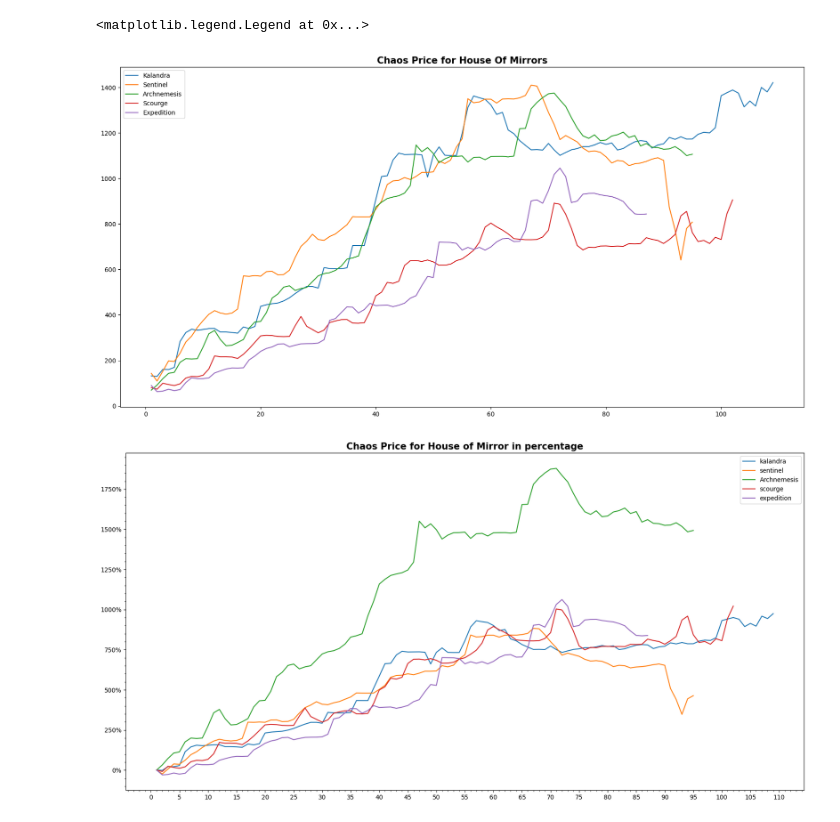
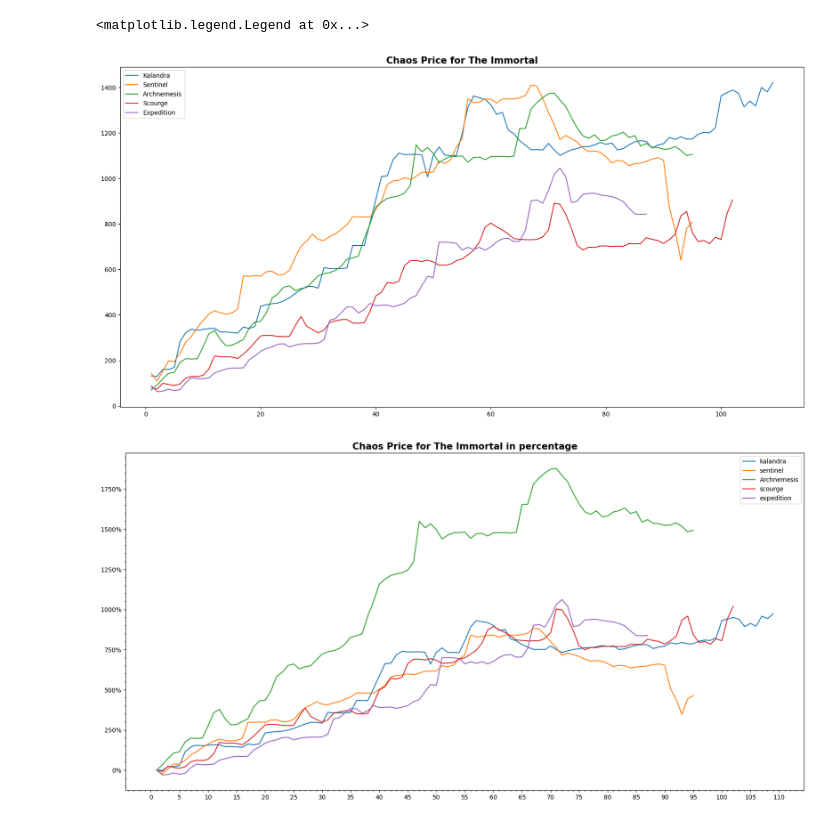
Before and after one commit to 0olol/POE-Market-Price-Analysis, a Jupyter notebook: mirrorCard.ipynb, the cells around one changed output. Drawn from its saved outputs; the diff is of its cells as text; code cells hidden in the pictures.

```diff
--- a/mirrorCard.ipynb
+++ b/mirrorCard.ipynb
@@ -143,7 +148,7 @@ expedition_newID.insert(0, 'Days', range(1, 1+len(expedition_newID['Date'])))
 # ritual_newID.insert(0, 'Days', range(1, 1+len(ritual_newID['Date'])))
 
 fig, ax = plt.subplots(figsize=(20,10))
-plt.title('Chaos Price for House Of Mirrors', fontsize=15,fontweight='bold')
+plt.title('Chaos Price for The Immortal', fontsize=15,fontweight='bold')
 ax.plot(kalandra_newID['Days'],kalandra_newID['Value'], label = 'Kalandra')
 ax.plot(sentinel_newID['Days'],sentinel_newID['Value'], label = 'Sentinel')
 ax.plot(archnemesis_newID['Days'],archnemesis_newID['Value'], label = 'Archnemesis')
@@ -178,33 +183,33 @@ sentinel_Ref1stDay.insert(4, 'Pct_change_RefDay_1', sentinel_Ref1stDay['Value'].
 archnemesis_Ref1stDay.insert(0, 'Days', range(1, 1+len(archnemesis_Ref1stDay['Date'])))
 archnemesis_Ref1stDay.insert(4, 'Pct_change_RefDay_1', archnemesis_Ref1stDay['Value'].expanding().apply(get_variation))
 scourge_Ref1stDay.insert(0, 'Days', range(1, 1+len(scourge_Ref1stDay['Date'])))
 scourge_Ref1stDay.insert(4, 'Pct_change_RefDay_1', scourge_Ref1stDay['Value'].expanding().apply(get_variation))
 
 expedition_Ref1stDay.insert(0, 'Days', range(1, 1+len(expedition_Ref1stDay['Date'])))
 expedition_Ref1stDay.insert(4, 'Pct_change_RefDay_1', expedition_Ref1stDay['Value'].expanding().apply(get_variation))
 # ultimatum_Ref1stDay.insert(0, 'Days', range(1, 1+len(ultimatum_Ref1stDay['Date'])))
 # ultimatum_Ref1stDay.insert(4, 'Pct_change_RefDay_1', ultimatum_Ref1stDay['Value'].expanding().apply(get_variation))
 # ritual_Ref1stDay.insert(0, 'Days', range(1, 1+len(ritual_Ref1stDay['Date'])))
 # ritual_Ref1stDay.insert(4, 'Pct_change_RefDay_1', ritual_Ref1stDay['Value'].expanding().apply(get_variation))
 
 fig, ax = plt.subplots(figsize=(20,10))
-plt.title('Chaos Price for House of Mirror in percentage', fontsize=15,fontweight='bold')
+plt.title('Chaos Price for The Immortal in percentage', fontsize=15,fontweight='bold')
 ax.xaxis.set_minor_locator(MultipleLocator(1))
 ax.xaxis.set_major_locator(MultipleLocator(5))
 ax.yaxis.set_major_formatter(PercentFormatter(xmax=1))
 ax.yaxis.set_minor_locator(AutoMinorLocator(5))
 
 
 ax.plot(kalandra_Ref1stDay['Days'],kalandra_Ref1stDay['Pct_change_RefDay_1'],label = 'kalandra')
 ax.plot(sentinel_Ref1stDay['Days'],sentinel_Ref1stDay['Pct_change_RefDay_1'],label = 'sentinel')
 ax.plot(archnemesis_Ref1stDay['Days'],archnemesis_Ref1stDay['Pct_change_RefDay_1'],label = 'Archnemesis')
 ax.plot(scourge_Ref1stDay['Days'],scourge_Ref1stDay['Pct_change_RefDay_1'],label = 'scourge')
 
 ax.plot(expedition_Ref1stDay['Days'],expedition_Ref1stDay['Pct_change_RefDay_1'],label = 'expedition')
 # ax.plot(ultimatum_Ref1stDay['Days'],ultimatum_Ref1stDay['Pct_change_RefDay_1'],label = 'ultimatum')
 # ax.plot(ritual_Ref1stDay['Days'],ritual_Ref1stDay['Pct_change_RefDay_1'],label = 'ritual')
 ax.legend()
 # %% [output]
 <matplotlib.legend.Legend at 0x...>
-[figure, old version]
+[figure, new version]
 [figure]
```
Also changed, not shown: parts of 4 cells of this notebook, 5 other files.
